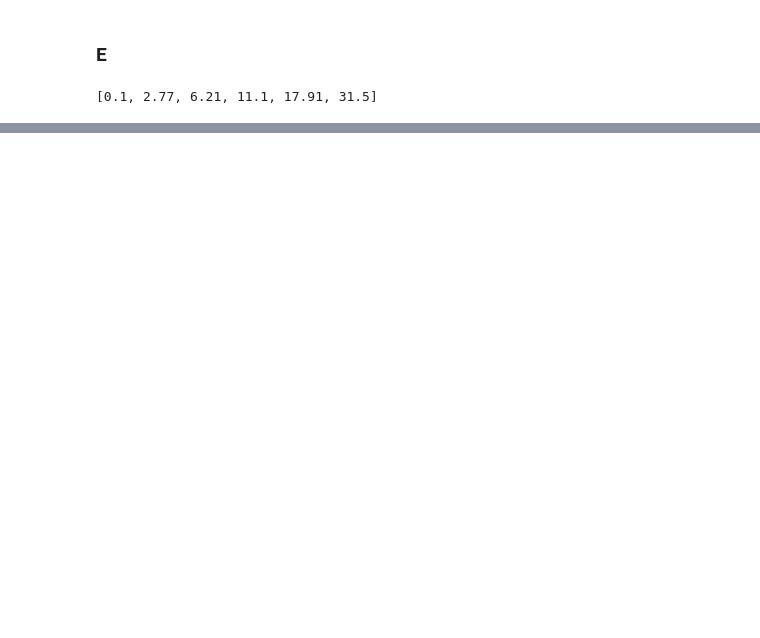
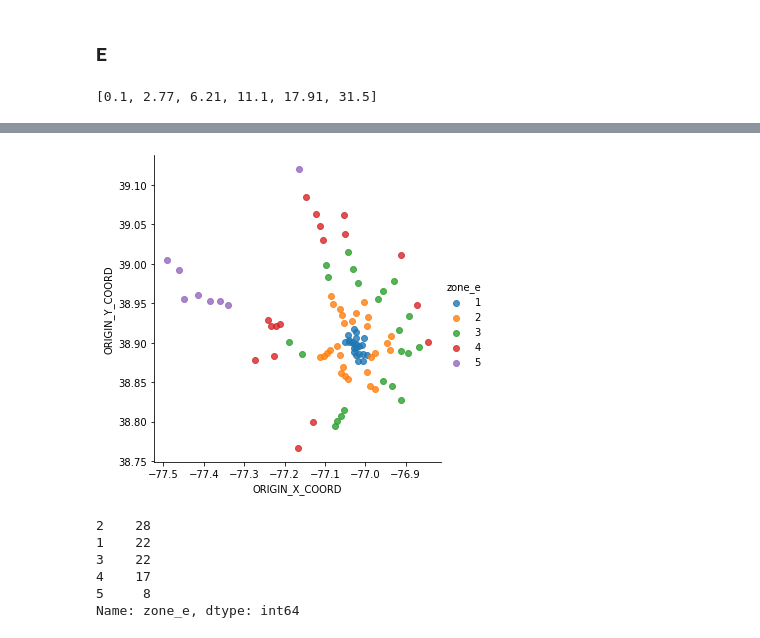
Before and after one commit to ehabebeid/ehabebeid.github.io, a Jupyter notebook: zonal/Zonal structure.ipynb, the cells around one changed output, grey strips where cells are left out. Saved outputs shown, nothing was run; the diff lists cells and outputs as text; code cells hidden in the pictures; blank space fills up the shorter version.

```diff
--- a/zonal/Zonal structure.ipynb
+++ b/zonal/Zonal structure.ipynb
@@ -383,12 +399,12 @@ jenkspy.jenks_breaks(stations['TRACK_MI'], nb_class=5)
 # %%
 breaks = [0,
           2.4,
-          7,
+          6.75,
           10.5,
-          16.5,
-          40]
+          17.5,
+          32]
 # %%
-stations['zone_d'] = pd.cut(stations['TRACK_MI'],
+stations['zone_e'] = pd.cut(stations['TRACK_MI'],
                             bins=breaks,
                             labels=[i+1 for i in range(5)],
                             include_lowest=True)
@@ -405,5 +421,23 @@ station_map = add_points(station_map,
 station_map
 # %% [output]
 [interactive output not drawn]
+# %%
+sns.lmplot(x = 'ORIGIN_X_COORD',
+           y = 'ORIGIN_Y_COORD',
+           data=stations,
+           hue='zone_e',
+           fit_reg=False)
+plt.show()
+# %% [output]
+[figure, added]
+# %%
+stations.zone_e.value_counts()
+# %% [output]
+2    28
+1    22
+3    22
+4    17
+5     8
+Name: zone_e, dtype: int64
 # %%
 stations.to_csv("fare scenarios/stations_zoned.csv")
```
Also changed, not shown: parts of 4 cells of this notebook, 1 other file.
